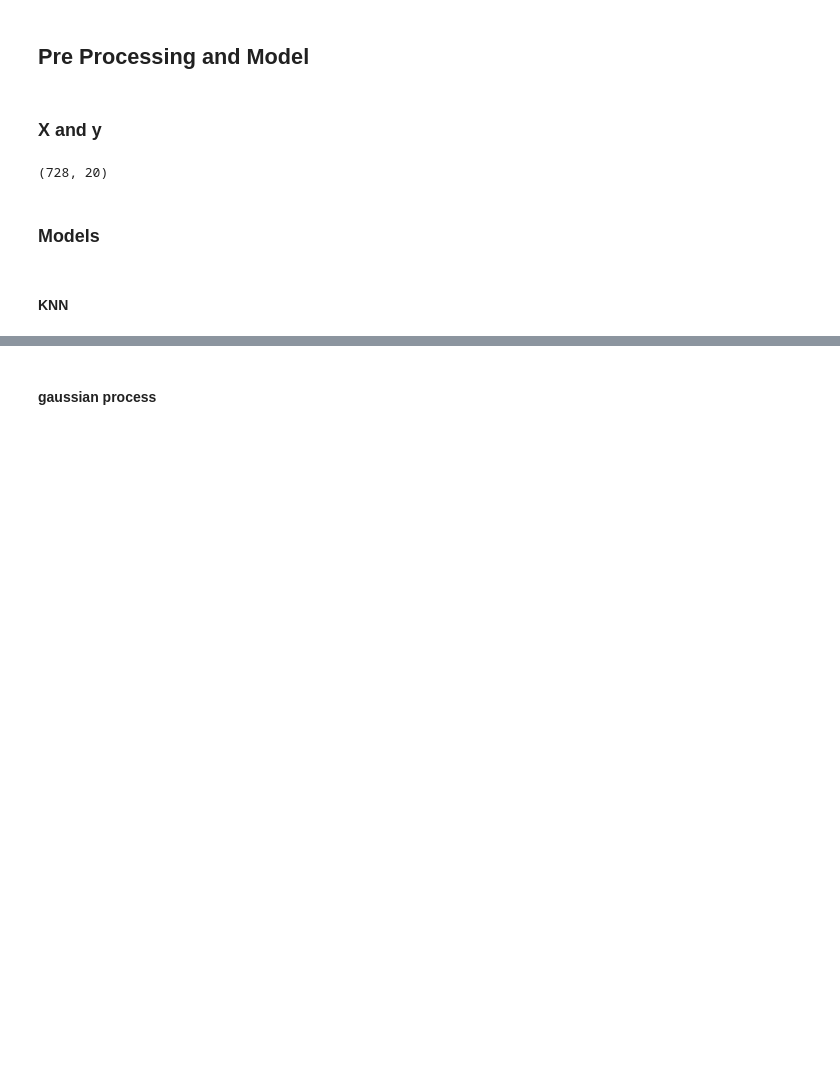
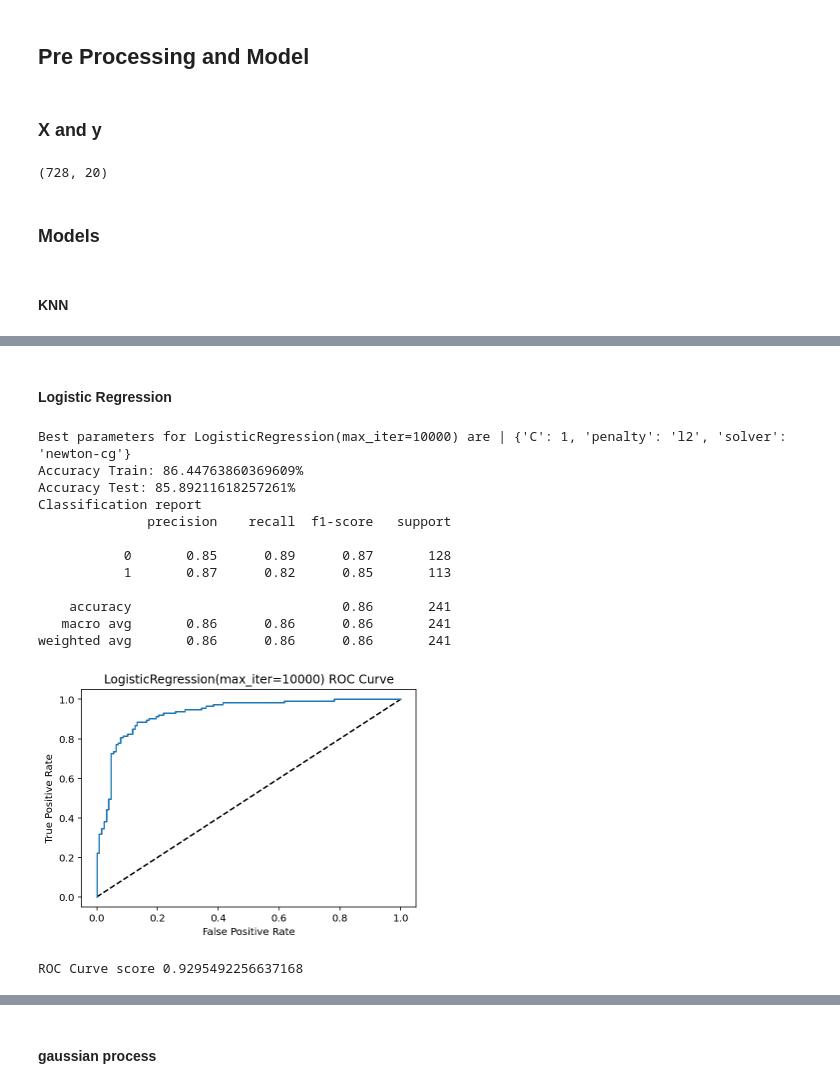
Before and after one commit to yxyfer/PTML_Project, a Jupyter notebook: src/heart_failure_prediction_supervised.ipynb, the cells around one changed output, grey strips where cells are left out. Saved outputs shown, nothing was run; the diff lists cells and outputs as text; code cells hidden in the pictures; blank space fills up the shorter version.

```diff
--- a/src/heart_failure_prediction_supervised.ipynb
+++ b/src/heart_failure_prediction_supervised.ipynb
@@ -280,0 +364,59 @@ X_train, X_test, y_train, y_test = train_test_split(X, y, test_size=0.33, random
+# %%
+def find_best_model(model, params, X, y, cv=5, scoring="accuracy", random=0):
+    if not random:
+        grid_search = GridSearchCV(model, params, cv=cv, scoring=scoring,
+                                   return_train_score=True, n_jobs=-1)
+        return grid_search.fit(X, y.flatten())
+
+    rnd_search = RandomizedSearchCV(model, param_distributions=params, n_iter=random,
+                                    cv=cv, scoring=scoring, random_state=20, n_jobs=-1)
+    return rnd_search.fit(X, y.flatten())
+# %%
+def find_model(model, params, X_train, y_train, X_test, y_test, random=0):
+    best_model = find_best_model(model, params, X_train, y_train, random=random)
+    print(f"Best parameters for {model} are | {best_model.best_params_}")
+    print(f"Accuracy Train: {best_model.score(X_train, y_train) * 100}%")
+    print(f"Accuracy Test: {best_model.score(X_test, y_test) * 100}%")
+
+    y_pred = best_model.predict(X_test)
+    print("Classification report")
+    print(classification_report(y_test, y_pred))
+
+    y_pred_probs = best_model.predict_proba(X_test)[:, 1]
+    fpr, tpr, thresholds = roc_curve(y_test, y_pred_probs)
+    plt.plot([0, 1], [0, 1], 'k--')
+    plt.plot(fpr, tpr)
+    plt.xlabel('False Positive Rate')
+    plt.ylabel('True Positive Rate')
+    plt.title(f'{model} ROC Curve')
+    plt.show()
+
+    print(f"ROC Curve score {roc_auc_score(y_test, y_pred_probs)}")
+
+    return best_model
+# %% [markdown]
+#### Logistic Regression
+# %%
+c_vals = [0.001, 0.01, 0.1, 1, 10, 100]
+params_lr = [
+    {'solver': ['newton-cg', 'lbfgs', 'liblinear', 'sag', 'saga'], 'penalty':['l2'], 'C': c_vals},
+    {'solver': ['liblinear', 'saga'], 'penalty':['l1', 'l2'], 'C':c_vals},
+    {'solver': ['saga'], 'penalty':['elasticnet'], 'C': c_vals, 'l1_ratio': [0.001, 0.01, 0.1, 1]},
+]
+
+model_lr = find_model(LogisticRegression(max_iter=10_000), params_lr, X_train, y_train, X_test, y_test)
+# %% [output]
+Best parameters for LogisticRegression(max_iter=10000) are | {'C': 1, 'penalty': 'l2', 'solver': 'newton-cg'}
+Accuracy Train: 86.44763860369609%
+Accuracy Test: 85.89211618257261%
+Classification report
+              precision    recall  f1-score   support
+
+           0       0.85      0.89      0.87       128
+           1       0.87      0.82      0.85       113
+
+    accuracy                           0.86       241
+   macro avg       0.86      0.86      0.86       241
+weighted avg       0.86      0.86      0.86       241
+[figure, added]
+ROC Curve score 0.9295492256637168
```
Also changed, not shown: parts of 35 cells of this notebook.
